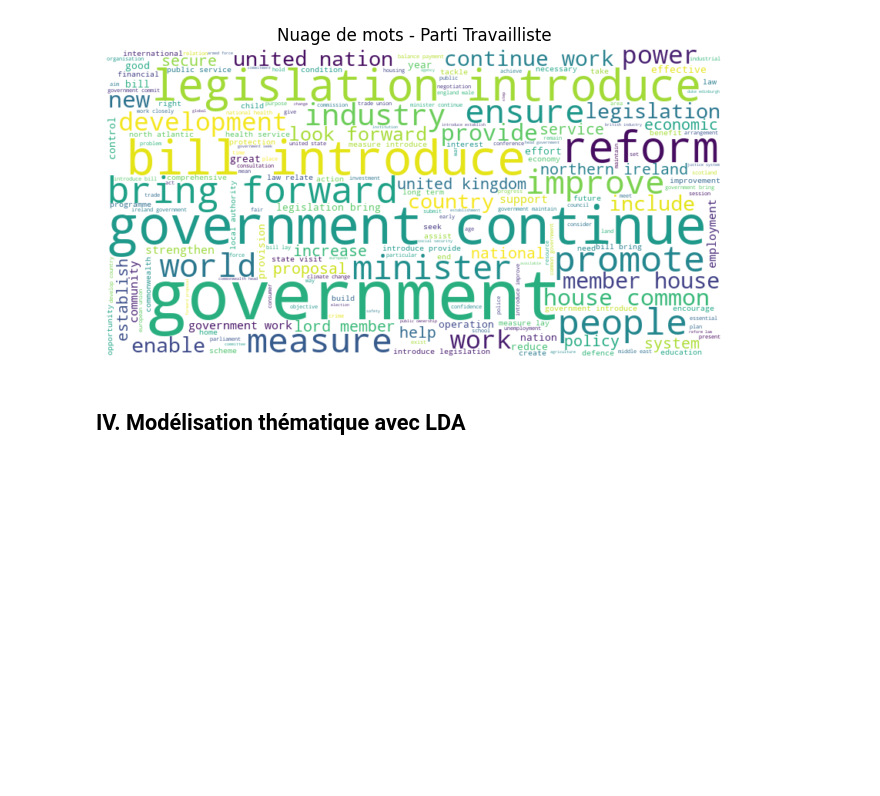
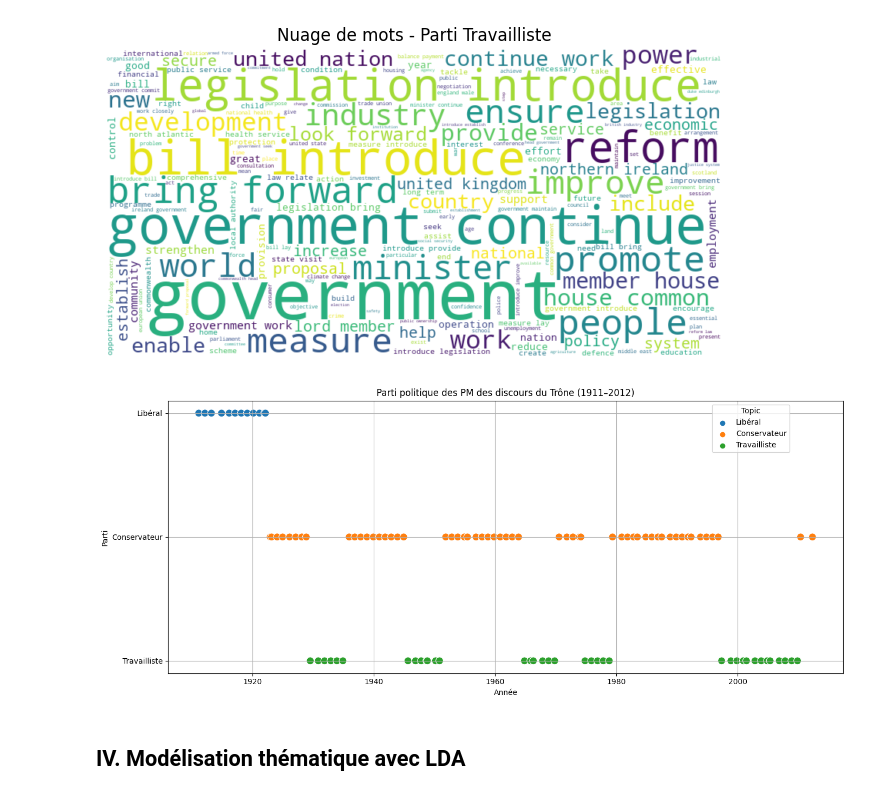
Before and after one commit to isabel6198/nlp_speech_throne, a Jupyter notebook: notebook/01_speech_throne_PM.ipynb, the cells around one changed output. Cells and saved outputs as stored; diff of their text form; code cells hidden in the pictures; blank space fills up the shorter version.

```diff
--- a/notebook/01_speech_throne_PM.ipynb
+++ b/notebook/01_speech_throne_PM.ipynb
@@ -493,6 +511,26 @@ plt.title("Nuage de mots - Parti Travailliste")
 plt.show()
 # %% [output]
 [figure]
+# %%
+# graphique
+plt.figure(figsize=(14, 6))
+sns.scatterplot(
+    x='Date',
+    y='Parti',
+    hue='Parti',
+    palette='tab10',
+    data=df,
+    s=100
+)
+plt.title("Parti politique des PM des discours du Trône (1911–2012)")
+plt.xlabel("Année")
+plt.ylabel("Parti")
+plt.legend(title='Topic', bbox_to_anchor=(0.8, 1), loc='upper left')
+plt.grid(True)
+plt.tight_layout()
+plt.show()
+# %% [output]
+[figure, added]
 # %% [markdown]
 ## IV. Modélisation thématique avec LDA
 # %% [markdown]
```
Also changed, not shown: parts of 10 cells of this notebook.
